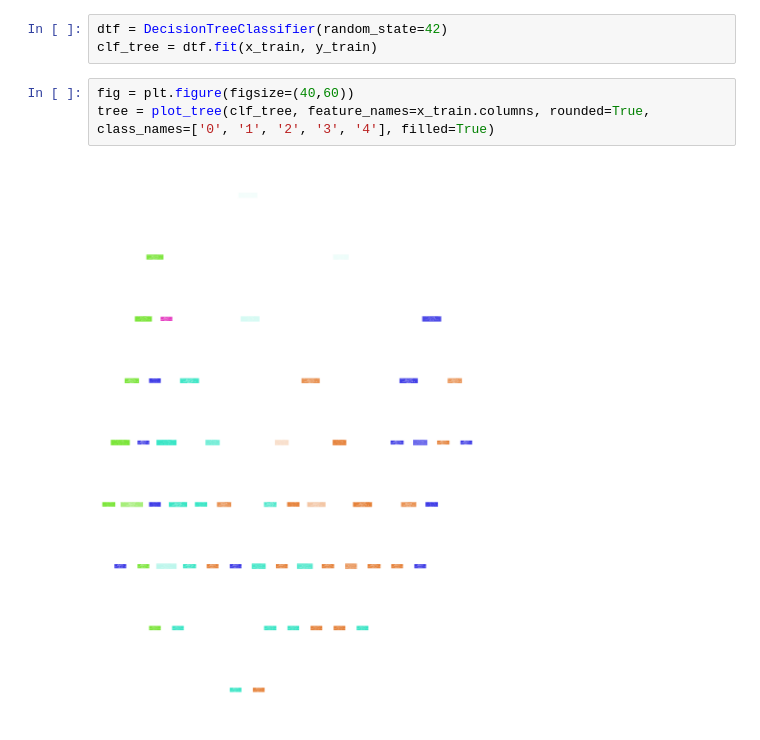
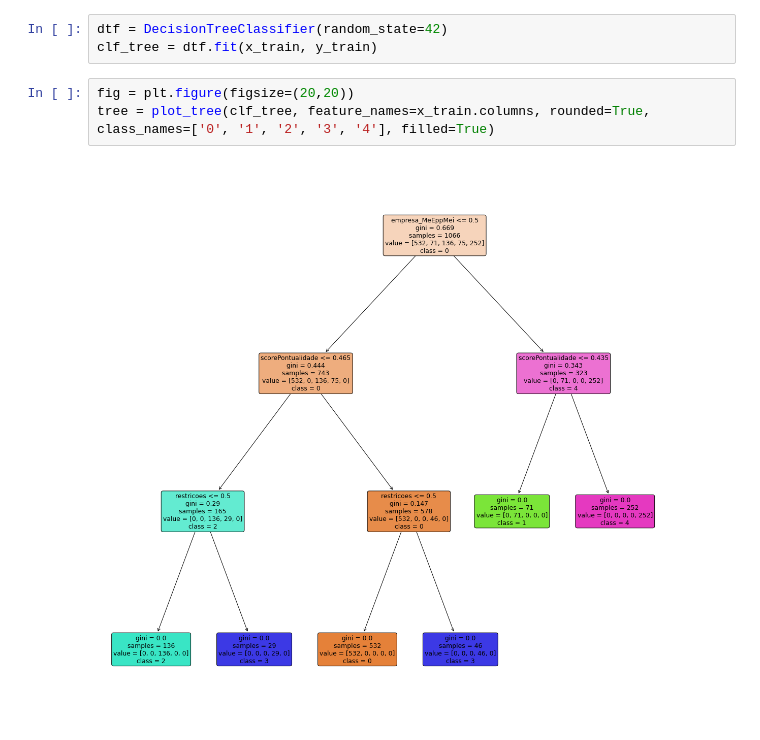
Before and after one commit to hgf777-br/trabalho-final-bootcamp, a Jupyter notebook: Ex2-hgf.ipynb, the cells around one changed output. Cells and saved outputs as stored; diff of their text form.

```diff
--- a/Ex2-hgf.ipynb
+++ b/Ex2-hgf.ipynb
@@ -62,10 +63,10 @@ x_train, x_test, y_train, y_test = train_test_split(x, y, test_size=0.3, random_
 dtf = DecisionTreeClassifier(random_state=42)
 clf_tree = dtf.fit(x_train, y_train)
 # %%
-fig = plt.figure(figsize=(40,60))
+fig = plt.figure(figsize=(20,20))
 tree = plot_tree(clf_tree, feature_names=x_train.columns, rounded=True, class_names=['0', '1', '2', '3', '4'], filled=True)
 # %% [output]
-[figure, old version]
+[figure, new version]
 # %%
 clf_tree.score(x_test, y_test)
 # %% [output]
```
Also changed, not shown: parts of 16 cells of this notebook, 8 other files.
